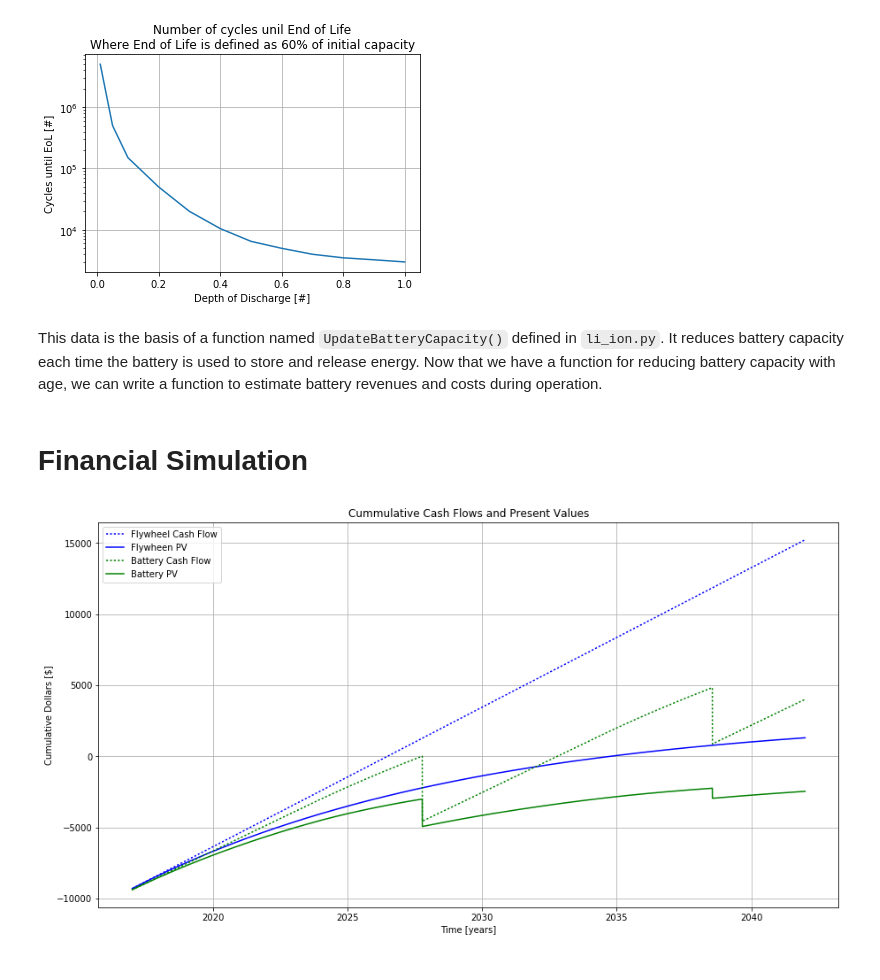
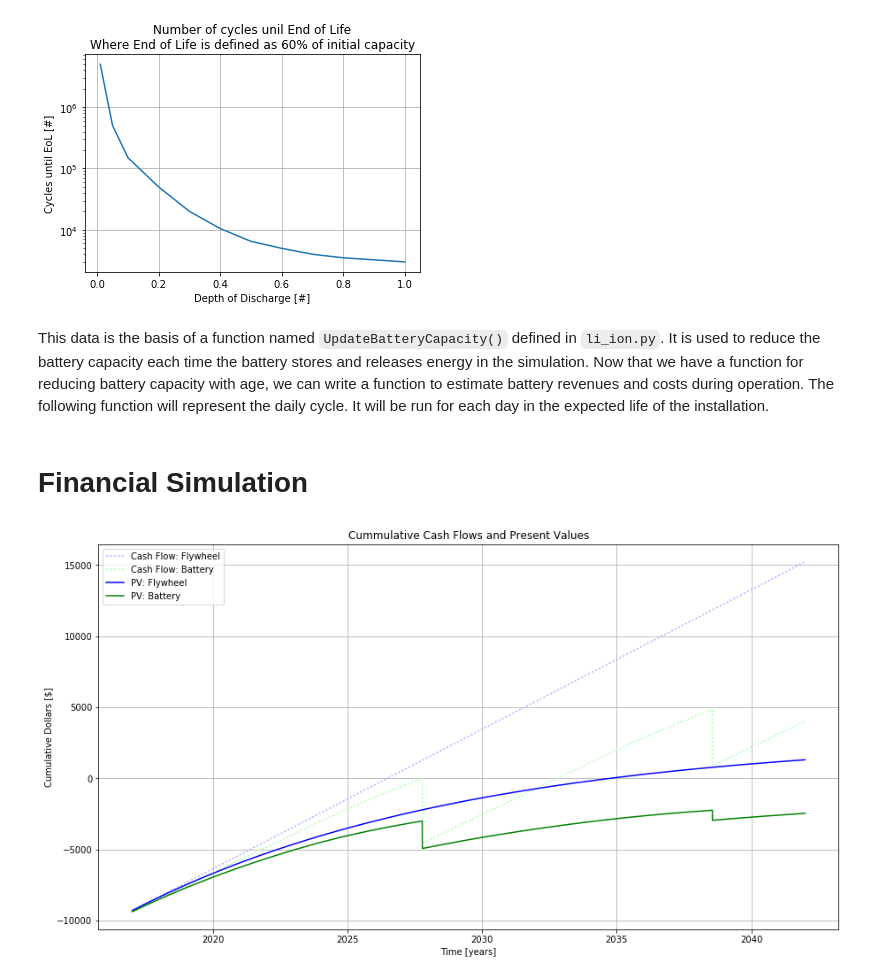
Before and after one commit to chubb/grid-storage, a Jupyter notebook: flywheel_liion_comparison.ipynb, the cells around one changed output. Cells and saved outputs as stored; diff of their text form; code cells hidden in the pictures.

```diff
--- a/flywheel_liion_comparison.ipynb
+++ b/flywheel_liion_comparison.ipynb
@@ -270,10 +273,10 @@ As shown in the plot, when charge cycles are to a depth of discharge
 of 75%, the battery capacity will be 60% of its initial capacity after 3733 cycles.
 [figure]
 # %% [markdown]
-This data is the basis of a function named <code>UpdateBatteryCapacity()</code> defined in <code>li_ion.py</code>.  It reduces battery capacity each time the battery is used to store and release energy. Now that we have a function for reducing battery capacity with age, we can write a function to estimate battery revenues and costs during operation.
+This data is the basis of a function named <code>UpdateBatteryCapacity()</code> defined in <code>li_ion.py</code>.  It is used to reduce the battery capacity each time the battery stores and releases energy in the simulation. Now that we have a function for reducing battery capacity with age, we can write a function to estimate battery revenues and costs during operation.  The following function will represent the daily cycle.  It will be run for each day in the expected life of the installation.
 # %%
 def BatteryDailyCycle(E_charge_req, purchase_price, sale_price, eff_round_trip, capacity_0, capacity, day_num):
-    # To prevent premature degradation Li Ion is typically limited to 15-90% of full capacity.
+    # To prevent premature degradation Li Ion is typically limited to the range 15-90% of full capacity.
     healthy_charge_limit = 0.9 - 0.15
 
     E_charge = min(healthy_charge_limit * capacity_0,
@@ -283,7 +286,7 @@ def BatteryDailyCycle(E_charge_req, purchase_price, sale_price, eff_round_trip,
     revenue = E_discharge * sale_price - E_charge * purchase_price
 
     # Every time the battery is used, its capacity is reduced.
-    capacity = UpdateBatteryCapacity(capacity_0, capacity, E_charge)
+    capacity = liion.UpdateBatteryCapacity(capacity_0, capacity, E_charge)
 
     cost = pm_bat['O_and_M_cost']
     # If the capacity falls below a threshold, then buy a new set of cells.
@@ -297,7 +300,7 @@ def BatteryDailyCycle(E_charge_req, purchase_price, sale_price, eff_round_trip,
 # Number of days of operation.
 n = 365 * 25  # [days]
 
-# Time energy stored each day.
+# Time between charge and discharge each day.
 time_stored = 4.0 * 3600.0  # [sec]
 
 # Initialize output and state vectors.
@@ -318,37 +321,37 @@ capacities_bat[0] = pm_bat['capacity_0']
 for i in range(1, n):
     (E_discharge_fw[i], revenues_fw[i], costs_fw[i]) = FlywheelDailyCycle(
         pm['daily_storage_request'],
         pm['purchase_price'],
         pm['sale_price'],
         pm_fw['system']['eff_round_trip'],
         time_stored,
         pm_fw['system']['parasitic_power_loss'])
 
     (E_discharge_bat[i], revenues_bat[i], costs_bat[i], capacities_bat[i]) = BatteryDailyCycle(
         pm['daily_storage_request'],
         pm['purchase_price'],
         pm['sale_price'],
         pm_bat['eff_round_trip'],
         pm_bat['capacity_0'],
         capacities_bat[i-1],
         i)
 
 # Find the present value of the each future cash flow.
 discount_rate = 0.08/365.0  # [#]  The interest rate to discount future cash flows.
-present_value_fw = PV(discount_rate, revenues_fw - costs_fw)
-present_value_bat = PV(discount_rate, revenues_bat - costs_bat)
+present_value_fw = financial.PV(discount_rate, revenues_fw - costs_fw)
+present_value_bat = financial.PV(discount_rate, revenues_bat - costs_bat)
 
 # Plot.
 year = pm['start_year'] + np.array(range(n))/365.0
 figure(figsize=(15, 8))
-plot(year, cumsum(revenues_fw - costs_fw), "b:", label="Flywheel Cash Flow")
-plot(year, cumsum(present_value_fw), "b", label="Flywheen PV")
-plot(year, cumsum(revenues_bat - costs_bat), "g:", label="Battery Cash Flow")
-plot(year, cumsum(present_value_bat), "g", label="Battery PV")
+plot(year, cumsum(revenues_fw - costs_fw), color=[.7, .7, 1], linestyle=":", label="Cash Flow: Flywheel")
+plot(year, cumsum(revenues_bat - costs_bat), color=[.7, 1, .7], linestyle=":", label="Cash Flow: Battery")
+plot(year, cumsum(present_value_fw), "b", label="PV: Flywheel")
+plot(year, cumsum(present_value_bat), "g", label="PV: Battery")
 legend()
 grid("on")
 title("Cummulative Cash Flows and Present Values")
 ylabel("Cumulative Dollars [$]")
 xlabel("Time [years]");
 # %% [output]
-[figure, old version]
+[figure, new version]
```
Also changed, not shown: parts of 10 cells of this notebook, 6 other files.
